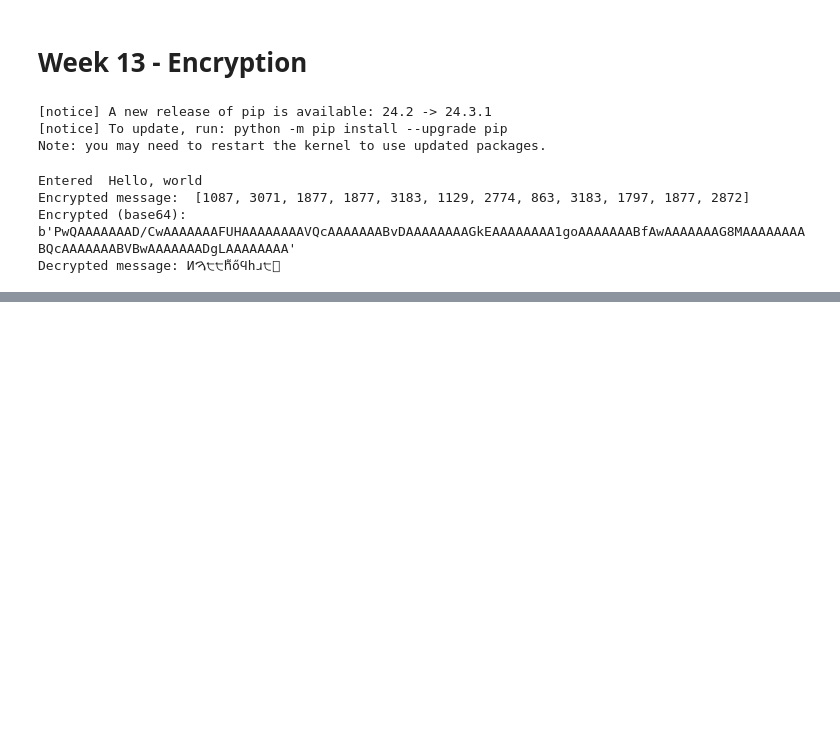
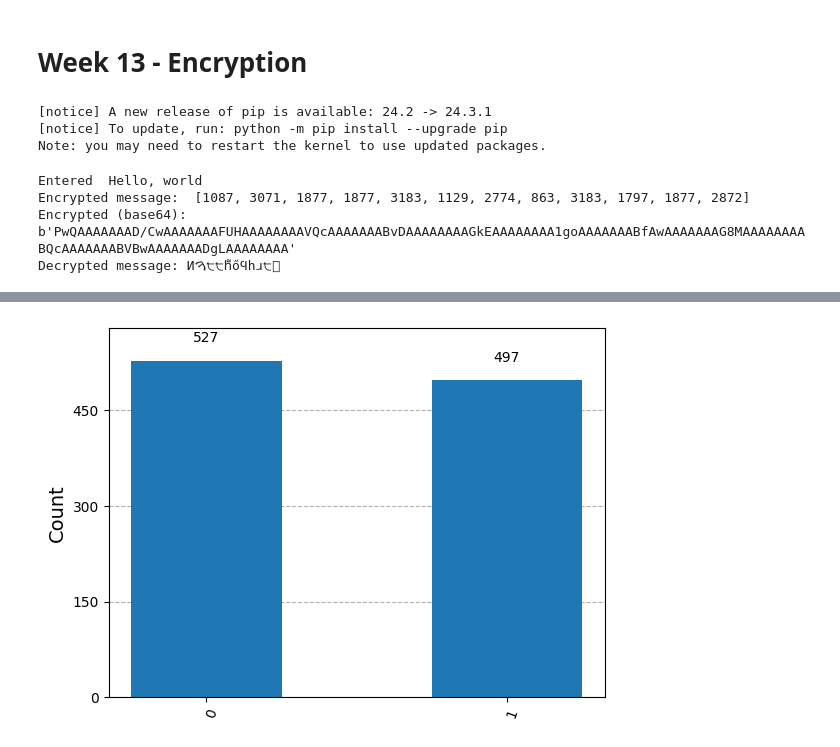
Before and after one commit to Tait-Sherfinski/AP-Computer-Science-Principles, a Jupyter notebook: Notebooks/concepts.ipynb, the cells around one changed output, grey strips where cells are left out. Cells and saved outputs as stored; diff of their text form; code cells hidden in the pictures; blank space fills up the shorter version.

```diff
--- a/Notebooks/concepts.ipynb
+++ b/Notebooks/concepts.ipynb
@@ -325,0 +351,6 @@ Decrypted message: Иࠅ੮੮հ͌őϤհɹ੮௚
+# %%
+qc.measure([0], [0])
+counts = sim.run(qc).result().get_counts()
+plot_histogram(counts)
+# %% [output]
+[figure, added]
```
Also changed, not shown: parts of 5 cells of this notebook.
